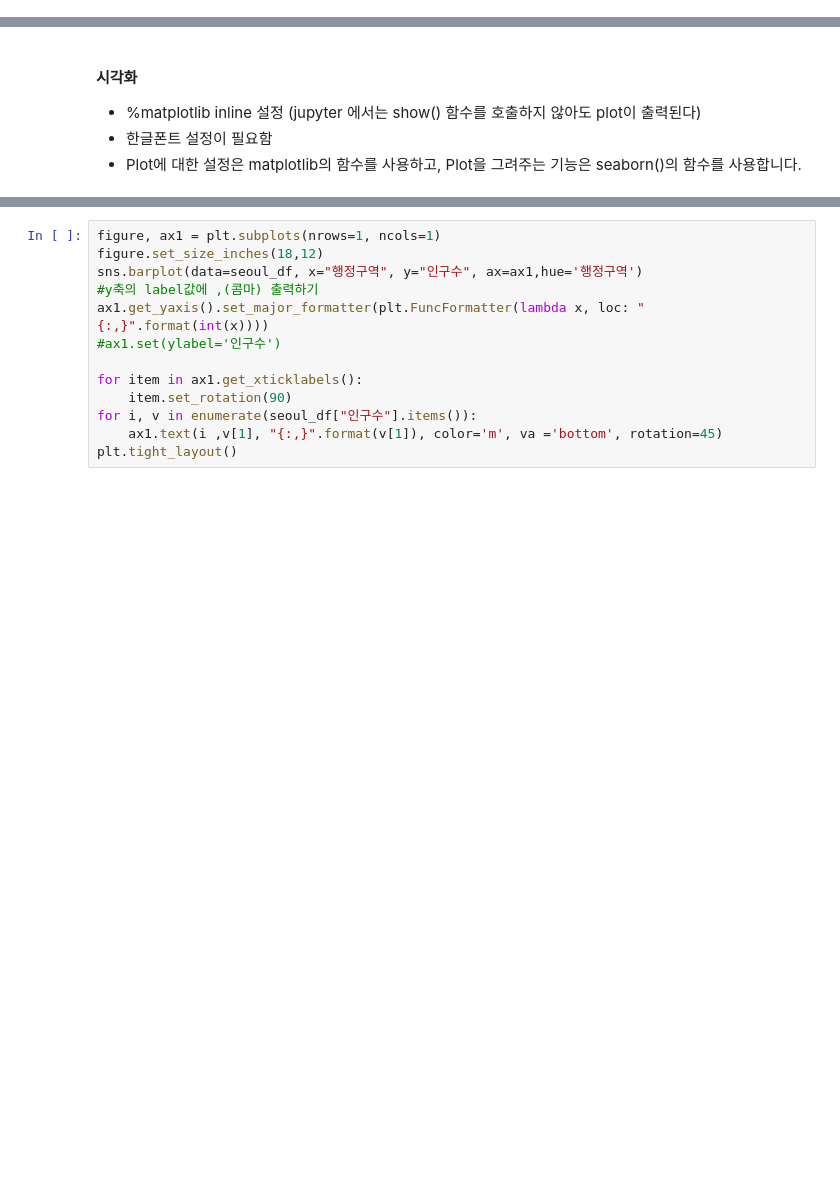
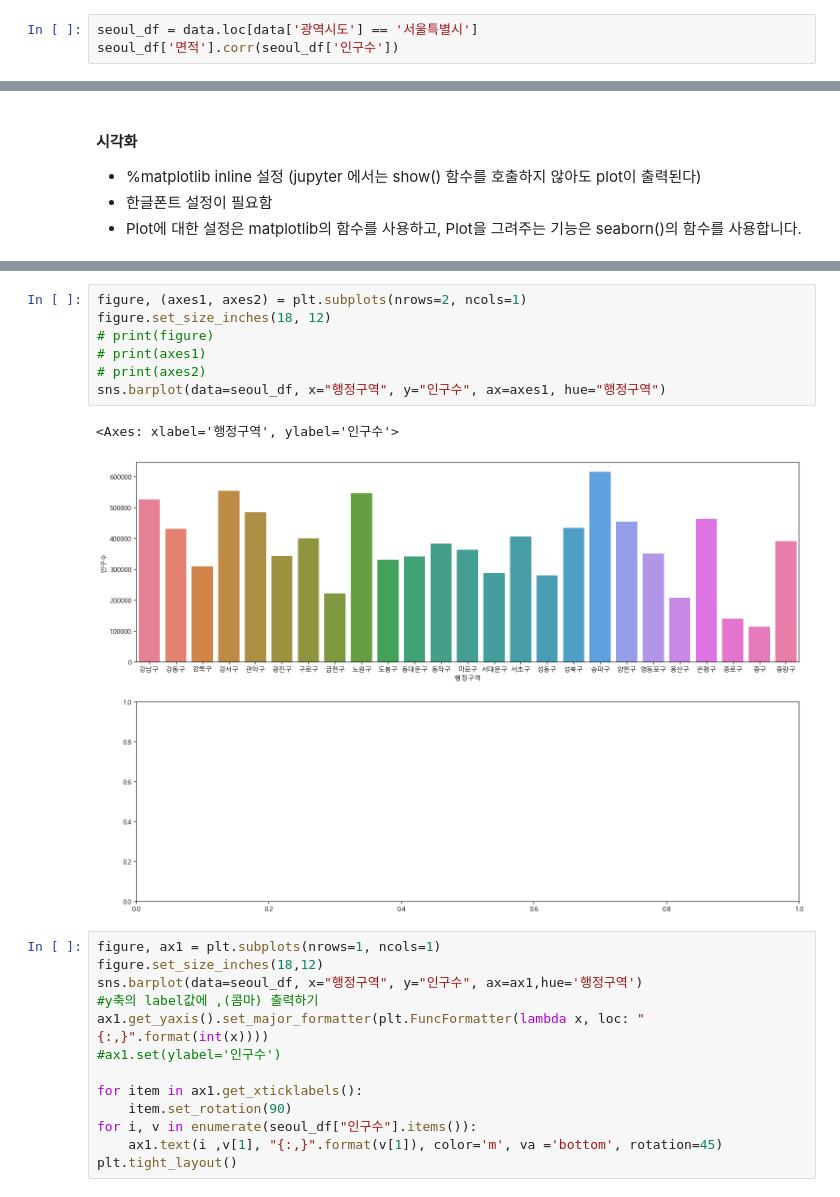
Before and after one commit to Daviswhistle/Python_Webscrapping_Analysis, a Jupyter notebook: 03-1.행정구역정보_분석과시각화.ipynb, the cells around one changed output, grey strips where cells are left out. Cells and saved outputs as stored; diff of their text form; blank space fills up the shorter version.

```diff
--- a/03-1.행정구역정보_분석과시각화.ipynb
+++ b/03-1.행정구역정보_분석과시각화.ipynb
@@ -485,0 +518,3 @@ Name: 인구수, Length: 229, dtype: int64
+# %%
+seoul_df = data.loc[data['광역시도'] == '서울특별시']
+seoul_df['면적'].corr(seoul_df['인구수'])
@@ -491,3 +641,13 @@ Name: 인구수, Length: 229, dtype: int64
+# %%
+figure, (axes1, axes2) = plt.subplots(nrows=2, ncols=1)
+figure.set_size_inches(18, 12)
+# print(figure)
+# print(axes1)
+# print(axes2)
+sns.barplot(data=seoul_df, x="행정구역", y="인구수", ax=axes1, hue="행정구역")
+# %% [output]
+<Axes: xlabel='행정구역', ylabel='인구수'>
+[figure, added]
 # %%
 figure, ax1 = plt.subplots(nrows=1, ncols=1)
 figure.set_size_inches(18,12)
```
Also changed, not shown: parts of 16 cells of this notebook, 2 other files.
